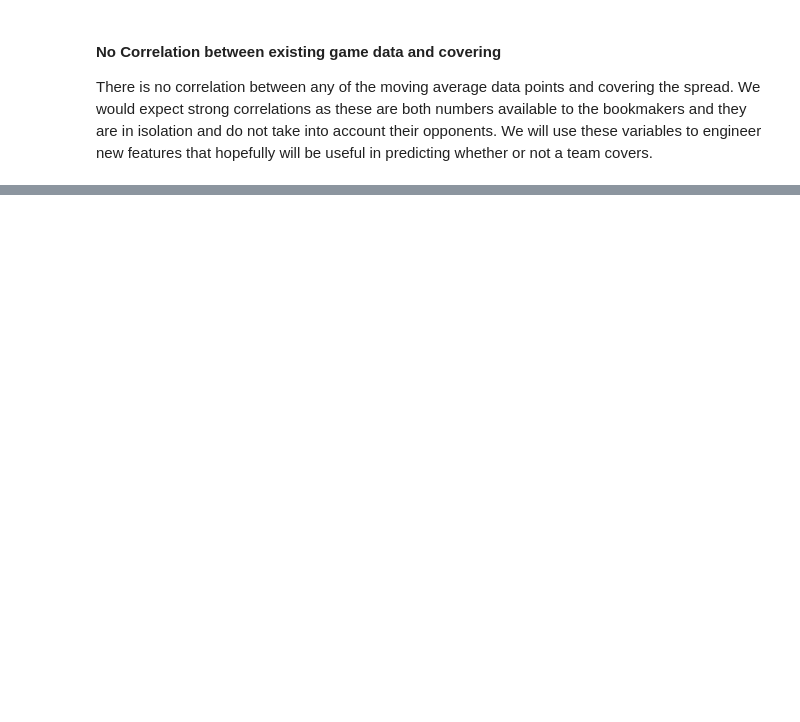
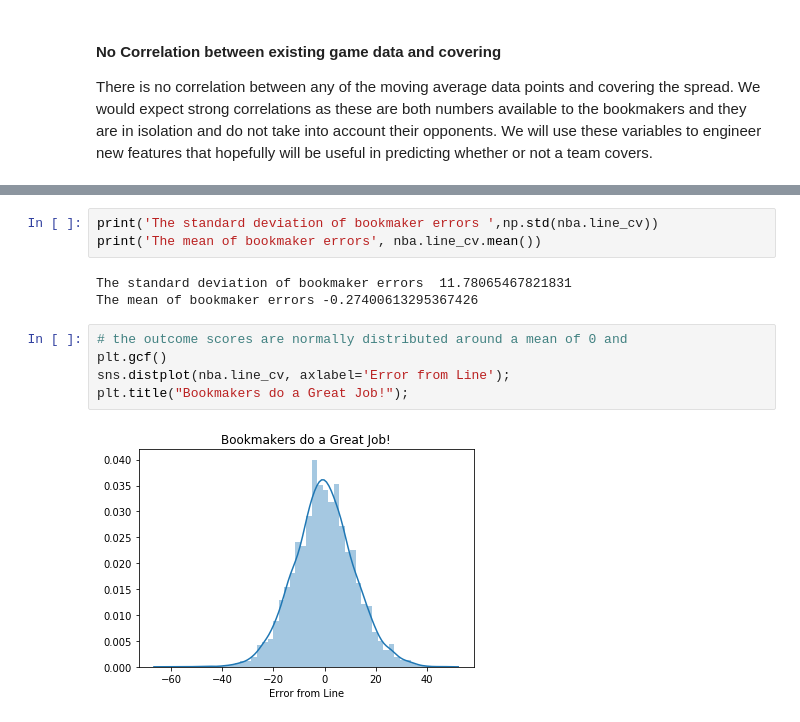
Before and after one commit to bryanco1966/Sports-Modeling, a Jupyter notebook: NBA_feature engineering.ipynb, the cells around one changed output, grey strips where cells are left out. Drawn from its saved outputs; the diff is of its cells as text; blank space fills up the shorter version.

```diff
--- a/NBA_feature engineering.ipynb
+++ b/NBA_feature engineering.ipynb
@@ -35,0 +71,13 @@ There is no correlation between any of the moving average data points and coveri
+# %%
+print('The standard deviation of bookmaker errors ',np.std(nba.line_cv))
+print('The mean of bookmaker errors', nba.line_cv.mean())
+# %% [output]
+The standard deviation of bookmaker errors  11.78065467821831
+The mean of bookmaker errors -0.27400613295367426
+# %%
+# the outcome scores are normally distributed around a mean of 0 and
+plt.gcf()
+sns.distplot(nba.line_cv, axlabel='Error from Line');
+plt.title("Bookmakers do a Great Job!");
+# %% [output]
+[figure, added]
```
Also changed, not shown: parts of 46 cells of this notebook, 11 other files.
